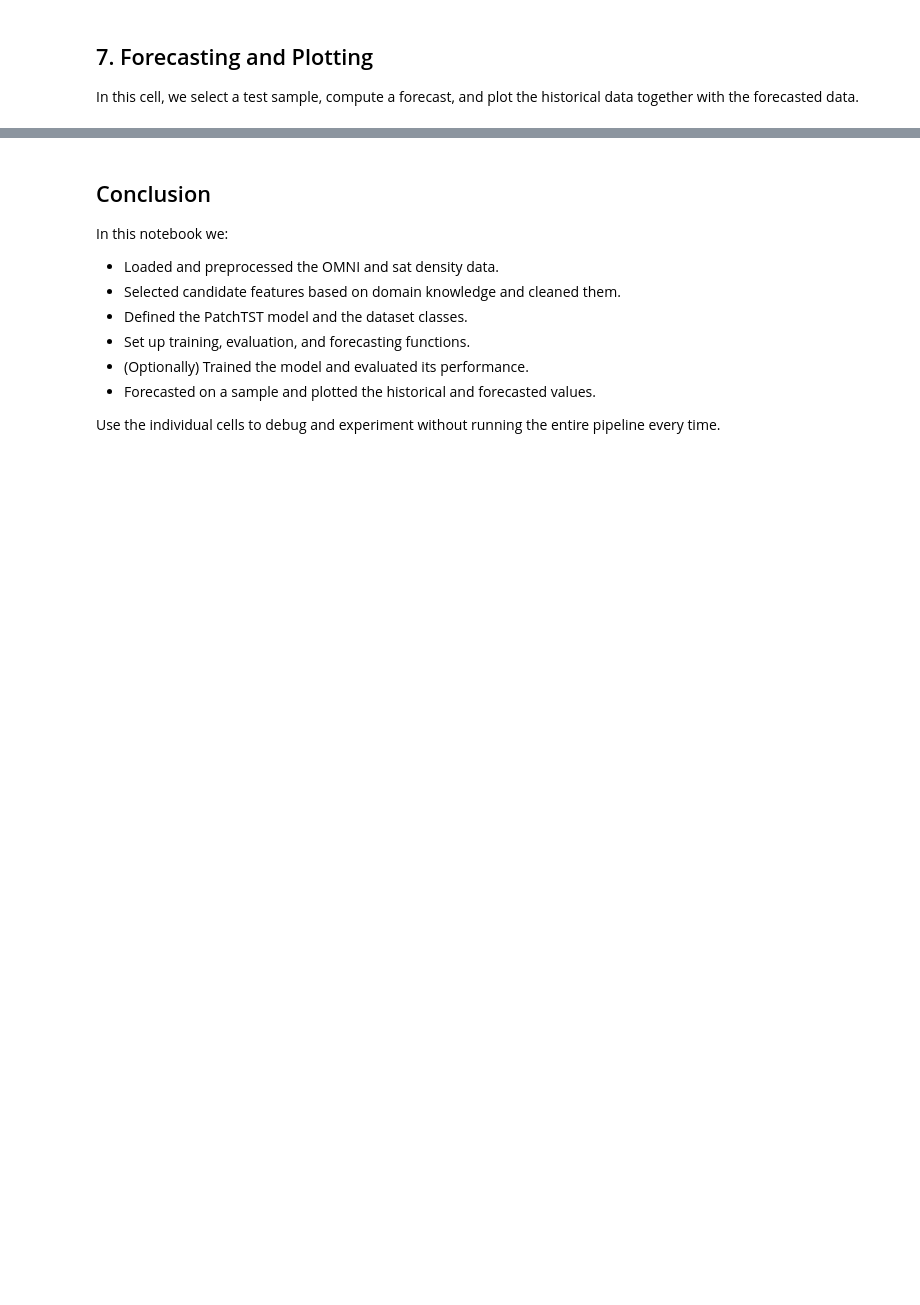
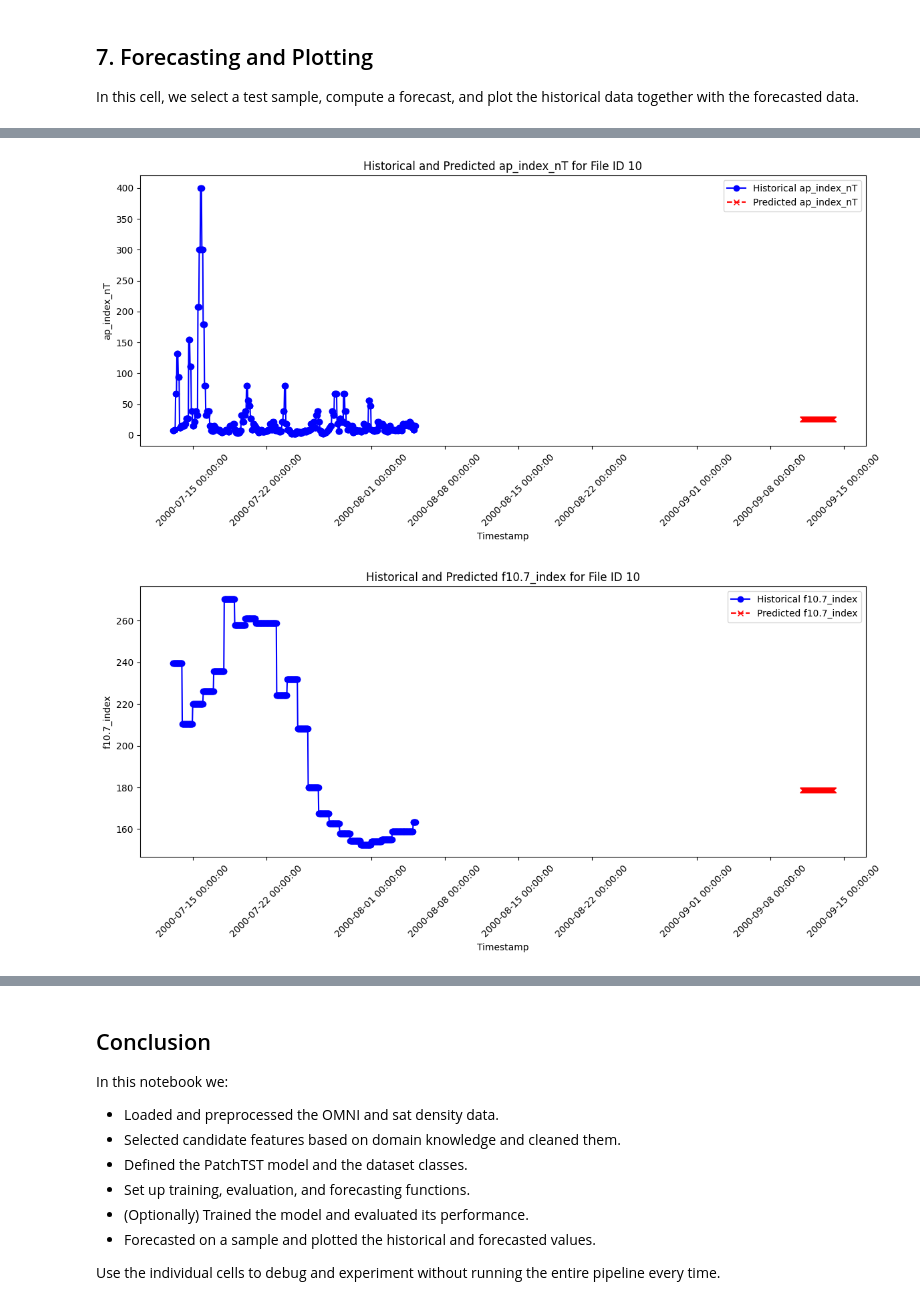
Before and after one commit to atillasaadat/stormai-mit-competition, a Jupyter notebook: forecast_omni_notebook.ipynb, the cells around one changed output, grey strips where cells are left out. Cells and saved outputs as stored; diff of their text form; code cells hidden in the pictures; blank space fills up the shorter version.

```diff
--- a/forecast_omni_notebook.ipynb
+++ b/forecast_omni_notebook.ipynb
@@ -684,0 +559,75 @@ unique_timestamps: ['2000-08-02T04:50:40.000000000' '2000-08-02T05:00:40.0000000
+# %%
+import matplotlib.pyplot as plt
+import matplotlib.dates as mdates
+import pandas as pd
+
+def plot_forecast_for_file(omni_df, predicted_sat_df, target, history_days=60):
+    """
+    Plots the historical values for a target from omni_df (for the 60 days preceding the
+    forecast) and the predicted values from predicted_sat_df (at the sat density timestamps).
+
+    Args:
+        omni_df (DataFrame): The entire OMNI DataFrame (must have a 'Timestamp' column).
+        predicted_sat_df (DataFrame): The sat density DataFrame for a single file_id,
+            with columns "Timestamp", "{target}_pred".
+        target (str): The target column name (e.g., "ap_index_nT" or "f10.7_index").
+        history_days (int): Number of days (or time steps) of historical data to show.
+            (Here we assume that the OMNI data has daily resolution.)
+    """
+    # Get the start time of the forecast period from the sat density file.
+    forecast_start = predicted_sat_df["Timestamp"].min()
+
+    # Define the historical period: the history_days immediately preceding the forecast.
+    history_start = forecast_start - pd.Timedelta(days=history_days)
+
+    # Filter the historical OMNI data.
+    history_data = omni_df[(omni_df["Timestamp"] >= history_start) & (omni_df["Timestamp"] < forecast_start)]
+
+    # Create the plot.
+    plt.figure(figsize=(12, 6))
+    plt.plot(history_data["Timestamp"], history_data[target], label="Historical " + target, color="blue", marker='o')
+    plt.plot(predicted_sat_df["Timestamp"], predicted_sat_df[target + "_pred"],
+             label="Predicted " + target, color="red", linestyle="--", marker='x')
+
+    plt.xlabel("Timestamp")
+    plt.ylabel(target)
+    plt.title(f"Historical and Predicted {target} for File ID {predicted_sat_df['File_ID'].iloc[0] if 'File_ID' in predicted_sat_df.columns else 'N/A'}")
+
+    # Format the x-axis to show full timestamps including hour, minute, second.
+    ax = plt.gca()
+    ax.xaxis.set_major_formatter(mdates.DateFormatter('%Y-%m-%d %H:%M:%S'))
+    plt.xticks(rotation=45)
+    plt.legend()
+    plt.tight_layout()
+    plt.show()
+
+# -----------------------------
+# Example usage:
+# -----------------------------
+# Assume you have already generated predicted_sat_df using your predict_for_each_timestamp_in_sat_file function.
+# For instance:
+file_id_to_forecast = 10  # change as needed
+
+predicted_sat_df = predict_for_each_timestamp_in_sat_file(
+    model=model,
+    data_handler=data_handler,
+    file_id=file_id_to_forecast,
+    omni_df=omni_df,             # entire OMNI DF used for training
+    input_features=['Vector_B_Magnitude_nT', 'Dst_index_nT', 'AL_index_nT', 'AU_index_nT',
+                    'SW_Plasma_Temperature_K', 'BY_nT_GSE', 'Scalar_B_nT', 'BZ_nT_GSE',
+                    'Lyman_alpha', 'AE_index_nT', 'SW_Plasma_Speed_km_s', 'Bartels_rotation_number',
+                    'Flow_pressure', 'R_Sunspot_No', 'SW_Proton_Density_N_cm3', 'Kp_index',
+                    'Plasma_Beta', 'BX_nT_GSE_GSM'],
+    device=device,
+    input_window=100
+)
+
+# Optionally, if your predicted_sat_df does not include a "File_ID" column, you can add it:
+predicted_sat_df["File_ID"] = file_id_to_forecast
+
+# Now, plot the two separate figures:
+plot_forecast_for_file(omni_df, predicted_sat_df, target="ap_index_nT", history_days=60)
+plot_forecast_for_file(omni_df, predicted_sat_df, target="f10.7_index", history_days=60)
+# %% [output]
+[figure, added]
+[figure, added]
```
Also changed, not shown: parts of 7 cells of this notebook.
